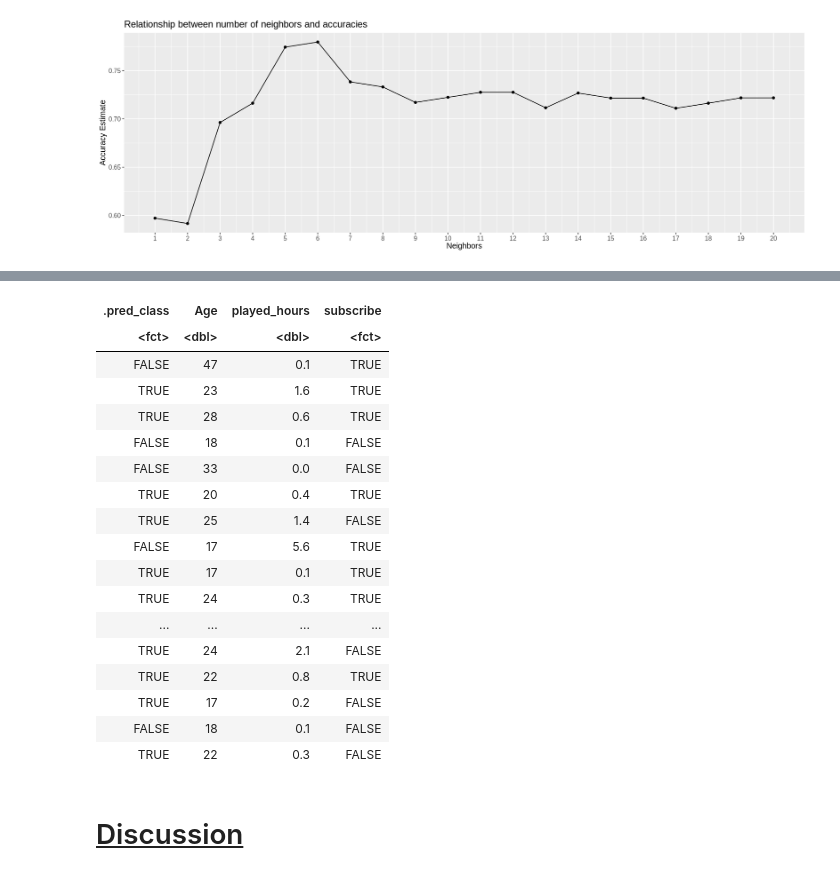
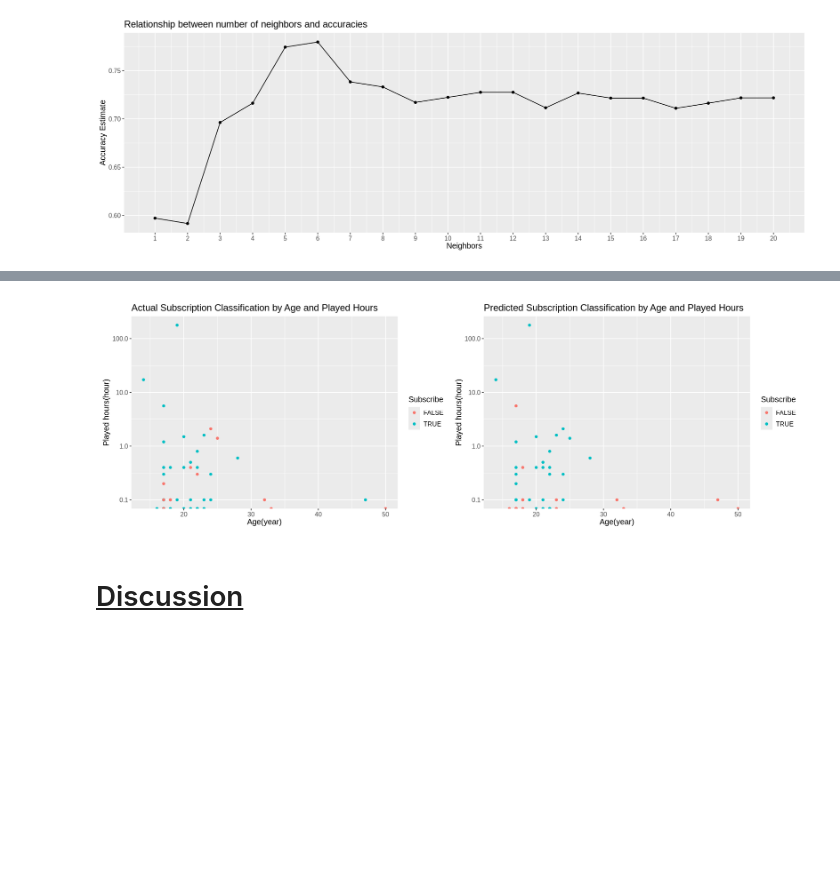
Before and after one commit to vichen15/dsci100-004-30-final-project, a Jupyter notebook: dsci100-004-30-final-project.ipynb, the cells around one changed output, grey strips where cells are left out. Cells and saved outputs as stored; diff of their text form; code cells hidden in the pictures; blank space fills up the shorter version.

Commit message:
Add narrates and graphs for data analysis
add narrates and graphs for data analysis part

```diff
--- a/dsci100-004-30-final-project.ipynb
+++ b/dsci100-004-30-final-project.ipynb
@@ -358,14 +368,22 @@ accuracy_vs_k
 # %% [output]
 [figure]
 # %%
-predict_result <- ggplot(players_test_predictions, aes(x = Age, y = played_hours, color = .pred_class))|>
+library(patchwork)
+options(repr.plot.width = 15, repr.plot.height = 5)
+
+true_classification <- ggplot(players_test_predictions, aes(x = Age, y = played_hours, color = subscribe))+
 geom_point() +
-geom_line() +
-labs(x = "", y = "Accuracy Estimate") +
-ggtitle("Relationship between number of neighbors and accuracies")+
-#xlim(c(1,20))+
-scale_x_continuous(breaks = 1:20)+
+labs(x = "Age(year)", y = "Played hours(hour)", color = "Subscribe") +
+ggtitle("Actual Subscription Classification by Age and Played Hours")+
+scale_y_log10()+
 theme(text = element_text(size = 12))
 
-players_test_predictions
+predict_result <- ggplot(players_test_predictions, aes(x = Age, y = played_hours, color = .pred_class))+
+geom_point() +
+labs(x = "Age(year)", y = "Played hours(hour)", color = "Subscribe") +
+ggtitle("Predicted Subscription Classification by Age and Played Hours")+
+scale_y_log10()+
+theme(text = element_text(size = 12))
+
+true_classification + predict_result
 # %% [output]
@@ -373,21 +394,4 @@ A tibble: 49 × 4
-| .pred_class | Age | played_hours | subscribe |
-| <fct> | <dbl> | <dbl> | <fct> |
-| FALSE | 47 | 0.1 | TRUE |
-| TRUE | 23 | 1.6 | TRUE |
-| TRUE | 28 | 0.6 | TRUE |
-| FALSE | 18 | 0.1 | FALSE |
-| FALSE | 33 | 0.0 | FALSE |
-| TRUE | 20 | 0.4 | TRUE |
-| TRUE | 25 | 1.4 | FALSE |
-| FALSE | 17 | 5.6 | TRUE |
-| TRUE | 17 | 0.1 | TRUE |
-| TRUE | 24 | 0.3 | TRUE |
-| ... | ... | ... | ... |
-| TRUE | 24 | 2.1 | FALSE |
-| TRUE | 22 | 0.8 | TRUE |
-| TRUE | 17 | 0.2 | FALSE |
-| FALSE | 18 | 0.1 | FALSE |
-| TRUE | 22 | 0.3 | FALSE |
+[figure, added]
 # %% [markdown]
 # <u>Discussion<u>
 # %% [markdown]
```
Also changed, not shown: parts of 4 cells of this notebook.
